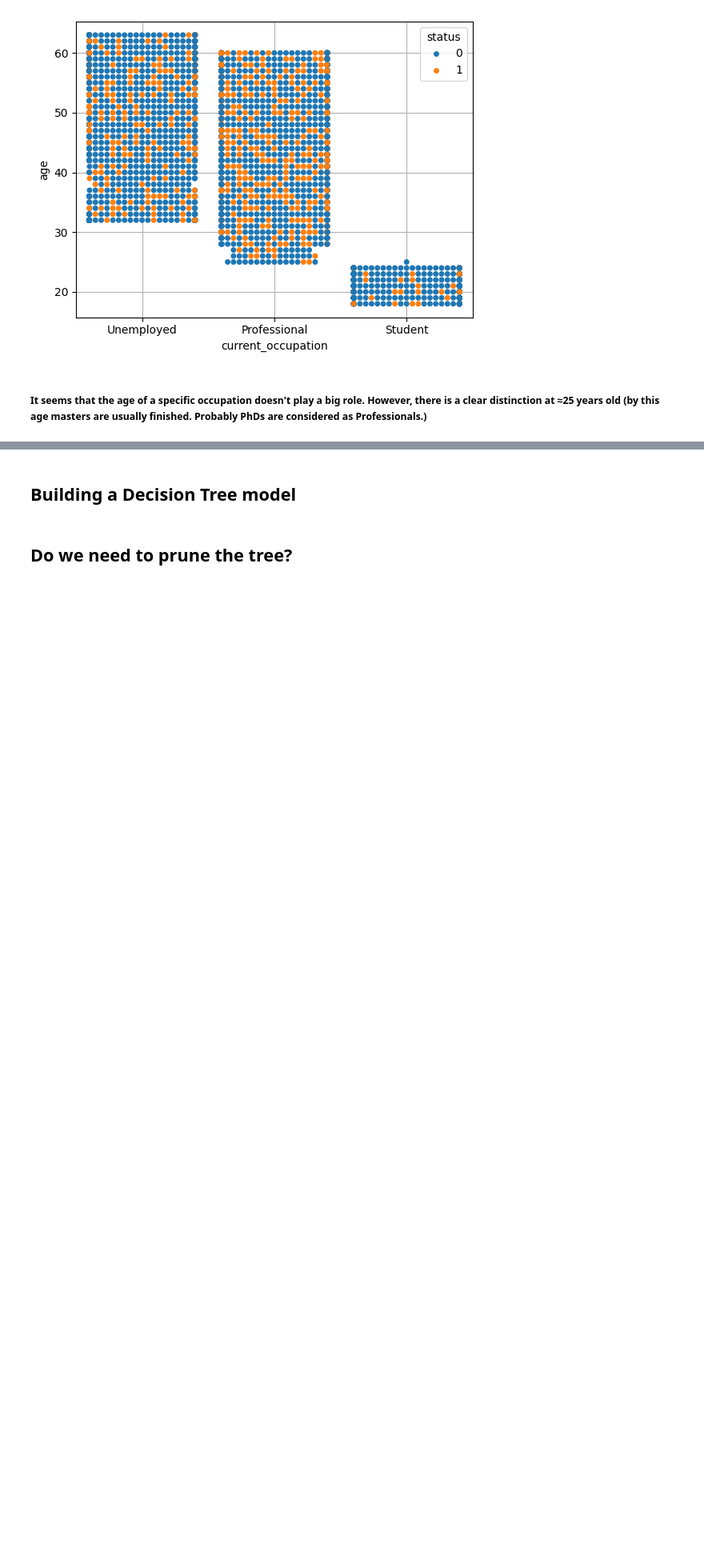
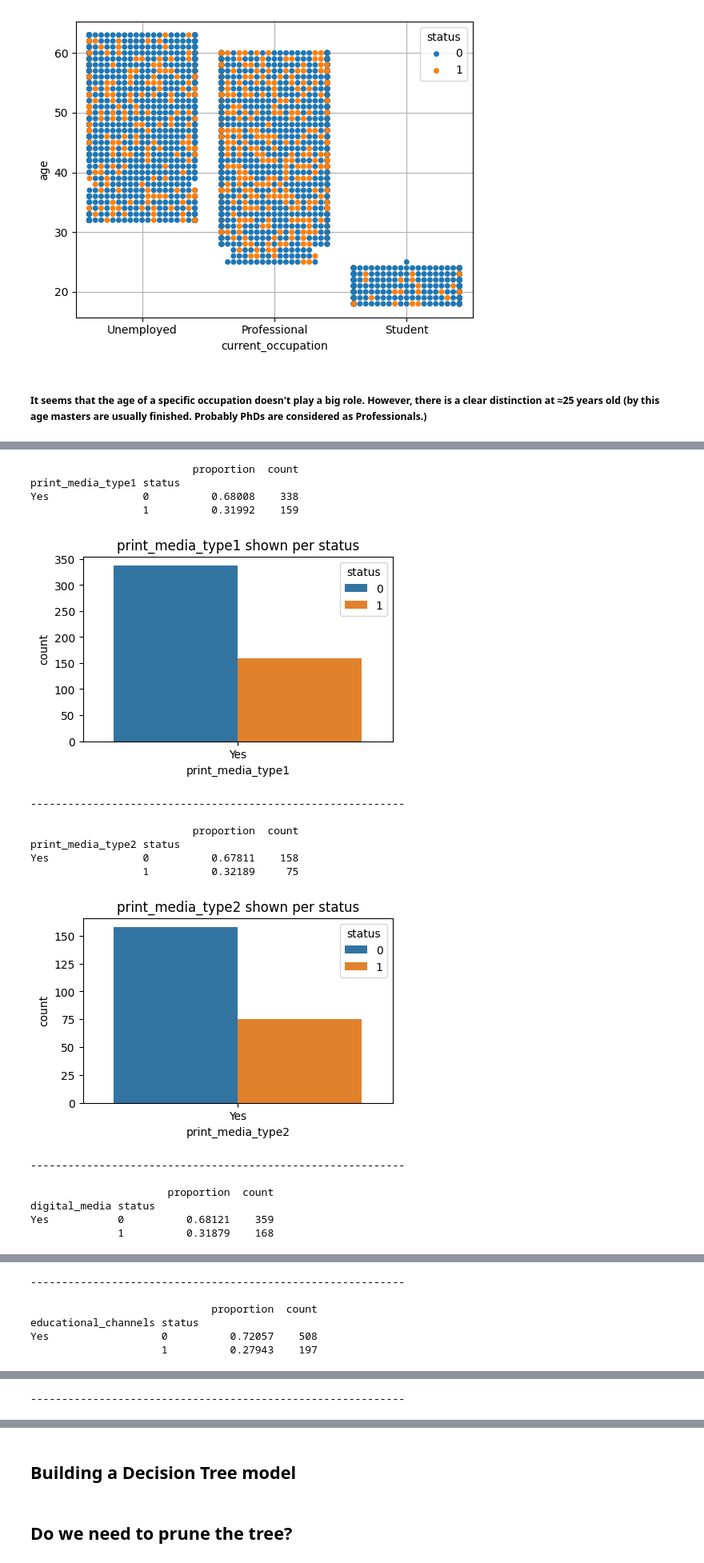
Before and after one commit to jpreyesm03/ExtraaLearn-Machine-Learning-Models, a Jupyter notebook: FCV Potential Customers Prediction.ipynb, the cells around one changed output, grey strips where cells are left out. Shown at 80% size. Cells and saved outputs as stored; diff of their text form; code cells hidden in the pictures; blank space fills up the shorter version.

```diff
--- a/FCV Potential Customers Prediction.ipynb
+++ b/FCV Potential Customers Prediction.ipynb
@@ -499,0 +561,24 @@ Medium            0          0.81124   1818
+# %%
+channel_types = ["print_media_type1", "print_media_type2", "digital_media", "educational_channels", "referral"]
+for channel in channel_types:
+    barplot_hued(data[data[channel] == "Yes"], channel, hue="status", figsize=(5,3))
+    print("-"*60 + "\n")
+# %% [output]
+                          proportion  count
+print_media_type1 status
+Yes               0          0.68008    338
+                  1          0.31992    159
+[figure, added]
+------------------------------------------------------------
+
+                          proportion  count
+print_media_type2 status
+Yes               0          0.67811    158
+                  1          0.32189     75
+[figure, added]
+------------------------------------------------------------
+
+                      proportion  count
+digital_media status
+Yes           0          0.68121    359
+              1          0.31879    168
@@ -499,0 +586,6 @@ Medium            0          0.81124   1818
+------------------------------------------------------------
+
+                             proportion  count
+educational_channels status
+Yes                  0          0.72057    508
+                     1          0.27943    197
@@ -499,0 +600 @@ Medium            0          0.81124   1818
+------------------------------------------------------------
```
Also changed, not shown: parts of 22 cells of this notebook.
